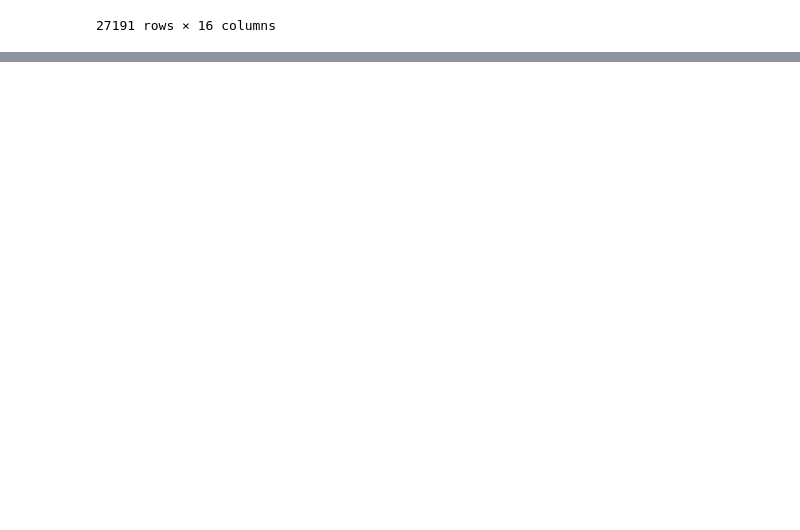
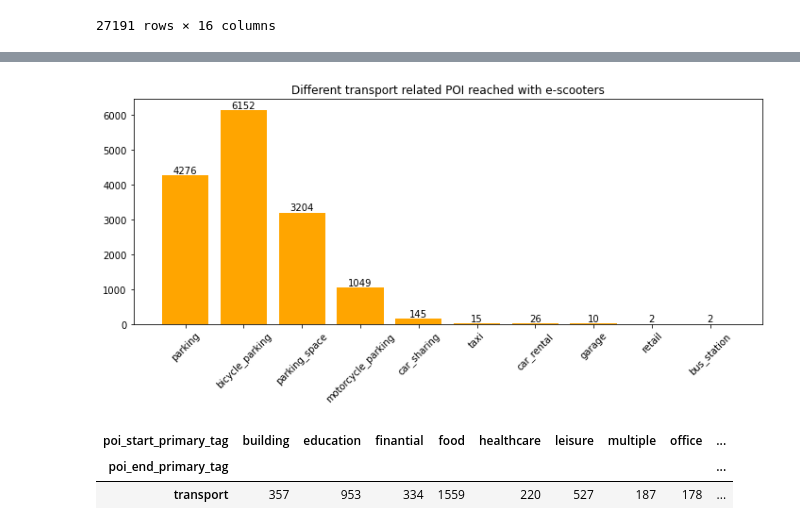
Before and after one commit to dclfbk/escooter_trento, a Jupyter notebook: code/trips_purposes.ipynb, the cells around one changed output, grey strips where cells are left out. Cells and saved outputs as stored; diff of their text form; code cells hidden in the pictures; blank space fills up the shorter version.

```diff
--- a/code/trips_purposes.ipynb
+++ b/code/trips_purposes.ipynb
@@ -693,0 +748,2 @@ df
+# %%
+transport = df[df.poi_end_primary_tag == 'transport'].reset_index(drop=True)
@@ -693,0 +759,10 @@ df
+# %%
+tags_end={}
+for i in range(len(transport)):
+    pois_index = transport.at[i, 'index_end_poi']
+    for col in ['tag1', 'tag2', 'tag3']:
+        if pd.isna(pois.at[pois_index, col])==False:
+            if pois.at[pois_index, col] in tags_end:
+                tags_end[pois.at[pois_index, col]] += 1
+            else:
+                tags_end[pois.at[pois_index, col]] = 1
@@ -693,0 +782,17 @@ df
+# %%
+fig, ax = plt.subplots(1, 1, figsize =(10, 5), tight_layout = True)
+
+p = plt.bar(tags_end.keys(), tags_end.values(), color='orange')
+ax.bar_label(p) # add count over bars
+plt.title('Different transport related POI reached with e-scooters')
+ax.set_xticklabels(tags_end.keys(), rotation = 45)
+plt.show()
+# %% [output]
+[figure, added]
+# %%
+# crosstab: on row the primary category of the destination (transport), and on columns all the categories of the origins
+pd.crosstab(transport['poi_end_primary_tag'], transport['poi_start_primary_tag']).style.background_gradient(cmap = colmap)
+# %% [output]
+| poi_start_primary_tag | building | education | finantial | food | healthcare | leisure | multiple | office | ... |
+| poi_end_primary_tag |  |  |  |  |  |  |  |  | ... |
+| transport | 357 | 953 | 334 | 1559 | 220 | 527 | 187 | 178 | ... |
```
Also changed, not shown: parts of 51 cells of this notebook.
